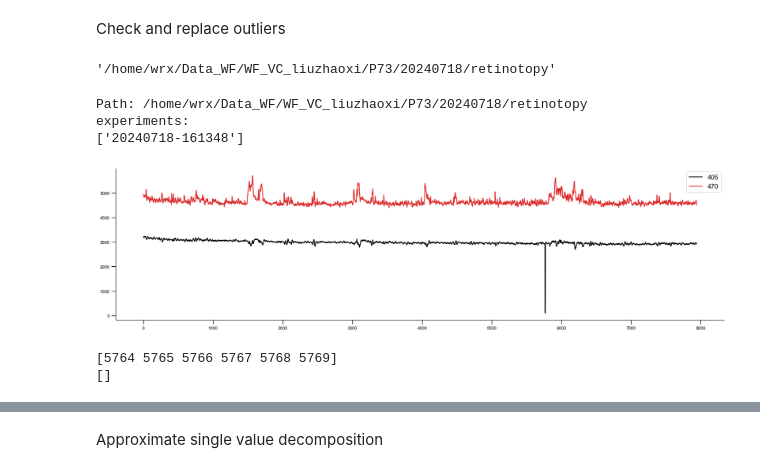
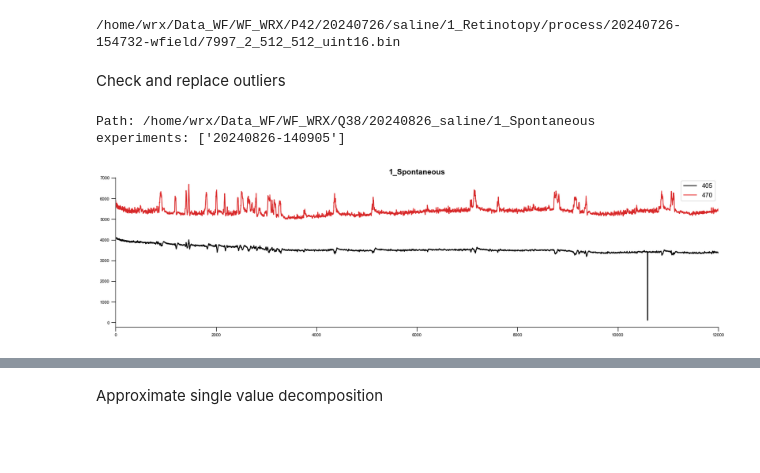
Before and after one commit to Zhaoxi-Liu/widefield_imaging_analysis, a Jupyter notebook: wf_analysis_WRX.ipynb, the cells around one changed output, grey strips where cells are left out. Drawn from its saved outputs; the diff is of its cells as text; code cells hidden in the pictures; blank space fills up the shorter version.

```diff
--- a/wf_analysis_WRX.ipynb
+++ b/wf_analysis_WRX.ipynb
@@ -34,0 +67,10 @@ All the file path:
+# %%
+start = 4700
+end = 5000
+fig, ax = plt.subplots(figsize=(20, 5))
+wave_A = df[start:end, 1]
+wave_B = df[start:end, 2]
+plt.plot(wave_A, label='channel A')
+plt.plot(wave_B, label='channel B')
+plt.legend()
+plt.show()
@@ -121,0 +297,14 @@ for path in [path_all[0]]:
+# %%
+# images to movie for hehavioral data
+path = path_all[1]
+rawPath = pjoin(path, "raw")
+processPath = pjoin(path, "process")
+items = glob(pjoin(rawPath, '202?????-??????-4*'))
+experiment = list(set([os.path.basename(item)[:15] for item in items]))
+print("experiments:", experiment)
+mergePath = pjoin(processPath, experiment[0]+"-wfield")
+event_file = pjoin(mergePath, experiment[0]+"-event.tif")
+print("event file:", event_file)
+if not os.path.exists(event_file):
+    tif_event = organize_tif(pjoin(rawPath, experiment[0] + "-event"))
+    # imwrite(event_file, tif_event)
@@ -122,47 +325,51 @@ for path in [path_all[0]]:
+# %%
+path = path_wfield_all[0]
+tif_stack = load_stack(path, nchannels=2)
+if tif_stack.shape[0] == 0:
+    raise ValueError('The shape of the stack may be wrong!')
+tif_stack.export_binary(foldername=path, basename='{}'.format(tif_stack.shape[0]))
+# %%
+bin_file = glob(pjoin(path, '*.bin'))[0]
+print(bin_file)
+dat = mmap_dat(bin_file)
+# %% [output]
+/home/wrx/Data_WF/WF_WRX/P42/20240726/saline/1_Retinotopy/process/20240726-154732-wfield/7997_2_512_512_uint16.bin
 # %% [markdown]
 Check and replace outliers
-# %%
-path_all[6]
-# %% [output]
-'/home/wrx/Data_WF/WF_VC_liuzhaoxi/P73/20240718/retinotopy'
 # %%
-for path in [path_all[6]]:
+for path in [path_all[0]]:
+    stim_name = os.path.split(path)[-1]
     print("Path: "+ path)
     rawPath = pjoin(path, "raw")
     processPath = pjoin(path, "process")
     # 列出experiments
     items = glob(pjoin(rawPath, '202?????-??????-4*'))
     experiments = list(set([os.path.basename(item)[:15] for item in items]))
-    print("experiments:")
-    print(experiments)
+    print("experiments:", experiments)
 
     # 遍历每个experiment，merge channel
     for experiment in experiments:
 
         values_405_path = pjoin(path, "process", '{}-405-Values.csv'.format(experiment))
         values_470_path = pjoin(path, "process", '{}-470-Values.csv'.format(experiment))
         # read data from csv file as numpy array
         mean_values_405 = np.loadtxt(values_405_path, delimiter=',')
         mean_values_470 = np.loadtxt(values_470_path, delimiter=',')
 
         fig, ax = plt.subplots(figsize=(20, 5))
         ax.plot(mean_values_405, label='405')
         ax.plot(mean_values_470, label='470')
+        ax.set_xlim(0, len(mean_values_405))
+        # ax.set_xlim(8700, 8900)
+        # 1262 1512 4552 4842 5082
+        # ax.set_ylim(2000, 4000)
+        # print(outlier_index[1])
+        # for idx in outlier_index[1]:
+        #     ax.axvline(x=idx, color='r', linestyle='--')
         ax.legend()
+        plt.title(stim_name)
         plt.show()
 # %% [output]
-Path: /home/wrx/Data_WF/WF_VC_liuzhaoxi/P73/20240718/retinotopy
-experiments:
-['20240718-161348']
+Path: /home/wrx/Data_WF/WF_WRX/Q38/20240826_saline/1_Spontaneous
+experiments: ['20240826-140905']
-[figure, old version]
+[figure, new version]
-# %%
-outlier_405 = mean_values_405 < np.mean(mean_values_405)*0.3
-outlier_index_405 = np.where(outlier_405)[0]
-print(outlier_index_405)
-
-outlier_470 = mean_values_470 < np.mean(mean_values_470)*0.3
-outlier_index_470 = np.where(outlier_470)[0]
-print(outlier_index_470)
-# %% [output]
-[5764 5765 5766 5767 5768 5769]
-[]
```
Also changed, not shown: parts of 71 cells of this notebook.
